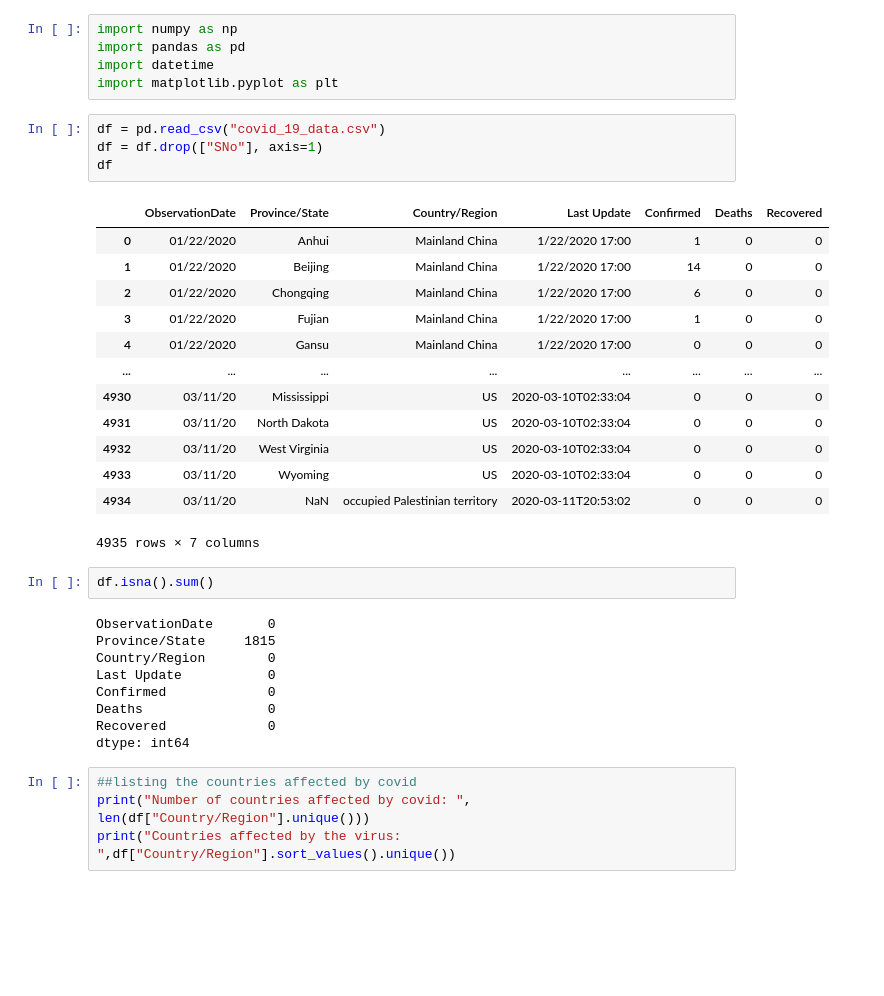
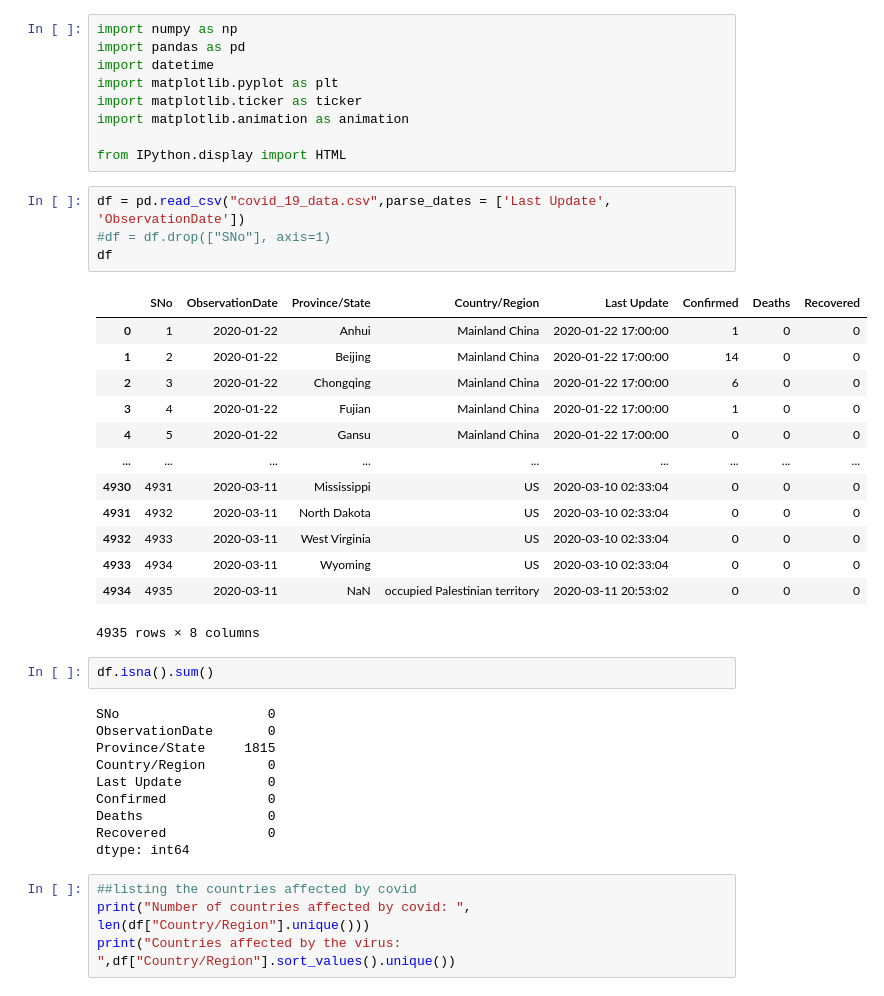
Before and after one commit to munindra44/Covid-19-corona-virus, a Jupyter notebook: covid.ipynb, the cells around one changed output. Saved outputs shown, nothing was run; the diff lists cells and outputs as text; blank space fills up the shorter version.

```diff
--- a/covid.ipynb
+++ b/covid.ipynb
@@ -3,27 +3,32 @@ import numpy as np
 import pandas as pd
 import datetime
 import matplotlib.pyplot as plt
+import matplotlib.ticker as ticker
+import matplotlib.animation as animation
+
+from IPython.display import HTML
 # %%
-df = pd.read_csv("covid_19_data.csv")
-df = df.drop(["SNo"], axis=1)
+df = pd.read_csv("covid_19_data.csv",parse_dates = ['Last Update', 'ObservationDate'])
+#df = df.drop(["SNo"], axis=1)
 df
 # %% [output]
-|  | ObservationDate | Province/State | Country/Region | Last Update | Confirmed | Deaths | Recovered |
-| 0 | 01/22/2020 | Anhui | Mainland China | 1/22/2020 17:00 | 1 | 0 | 0 |
-| 1 | 01/22/2020 | Beijing | Mainland China | 1/22/2020 17:00 | 14 | 0 | 0 |
-| 2 | 01/22/2020 | Chongqing | Mainland China | 1/22/2020 17:00 | 6 | 0 | 0 |
-| 3 | 01/22/2020 | Fujian | Mainland China | 1/22/2020 17:00 | 1 | 0 | 0 |
-| 4 | 01/22/2020 | Gansu | Mainland China | 1/22/2020 17:00 | 0 | 0 | 0 |
-| ... | ... | ... | ... | ... | ... | ... | ... |
-| 4930 | 03/11/20 | Mississippi | US | 2020-03-10T02:33:04 | 0 | 0 | 0 |
-| 4931 | 03/11/20 | North Dakota | US | 2020-03-10T02:33:04 | 0 | 0 | 0 |
-| 4932 | 03/11/20 | West Virginia | US | 2020-03-10T02:33:04 | 0 | 0 | 0 |
-| 4933 | 03/11/20 | Wyoming | US | 2020-03-10T02:33:04 | 0 | 0 | 0 |
-| 4934 | 03/11/20 | NaN | occupied Palestinian territory | 2020-03-11T20:53:02 | 0 | 0 | 0 |
+|  | SNo | ObservationDate | Province/State | Country/Region | Last Update | Confirmed | Deaths | Recovered |
+| 0 | 1 | 2020-01-22 | Anhui | Mainland China | 2020-01-22 17:00:00 | 1 | 0 | 0 |
+| 1 | 2 | 2020-01-22 | Beijing | Mainland China | 2020-01-22 17:00:00 | 14 | 0 | 0 |
+| 2 | 3 | 2020-01-22 | Chongqing | Mainland China | 2020-01-22 17:00:00 | 6 | 0 | 0 |
+| 3 | 4 | 2020-01-22 | Fujian | Mainland China | 2020-01-22 17:00:00 | 1 | 0 | 0 |
+| 4 | 5 | 2020-01-22 | Gansu | Mainland China | 2020-01-22 17:00:00 | 0 | 0 | 0 |
+| ... | ... | ... | ... | ... | ... | ... | ... | ... |
+| 4930 | 4931 | 2020-03-11 | Mississippi | US | 2020-03-10 02:33:04 | 0 | 0 | 0 |
+| 4931 | 4932 | 2020-03-11 | North Dakota | US | 2020-03-10 02:33:04 | 0 | 0 | 0 |
+| 4932 | 4933 | 2020-03-11 | West Virginia | US | 2020-03-10 02:33:04 | 0 | 0 | 0 |
+| 4933 | 4934 | 2020-03-11 | Wyoming | US | 2020-03-10 02:33:04 | 0 | 0 | 0 |
+| 4934 | 4935 | 2020-03-11 | NaN | occupied Palestinian territory | 2020-03-11 20:53:02 | 0 | 0 | 0 |
-4935 rows × 7 columns
+4935 rows × 8 columns
 # %%
 df.isna().sum()
 # %% [output]
+SNo                   0
 ObservationDate       0
 Province/State     1815
 Country/Region        0
```
Also changed, not shown: parts of 6 cells of this notebook, 1 other file.
